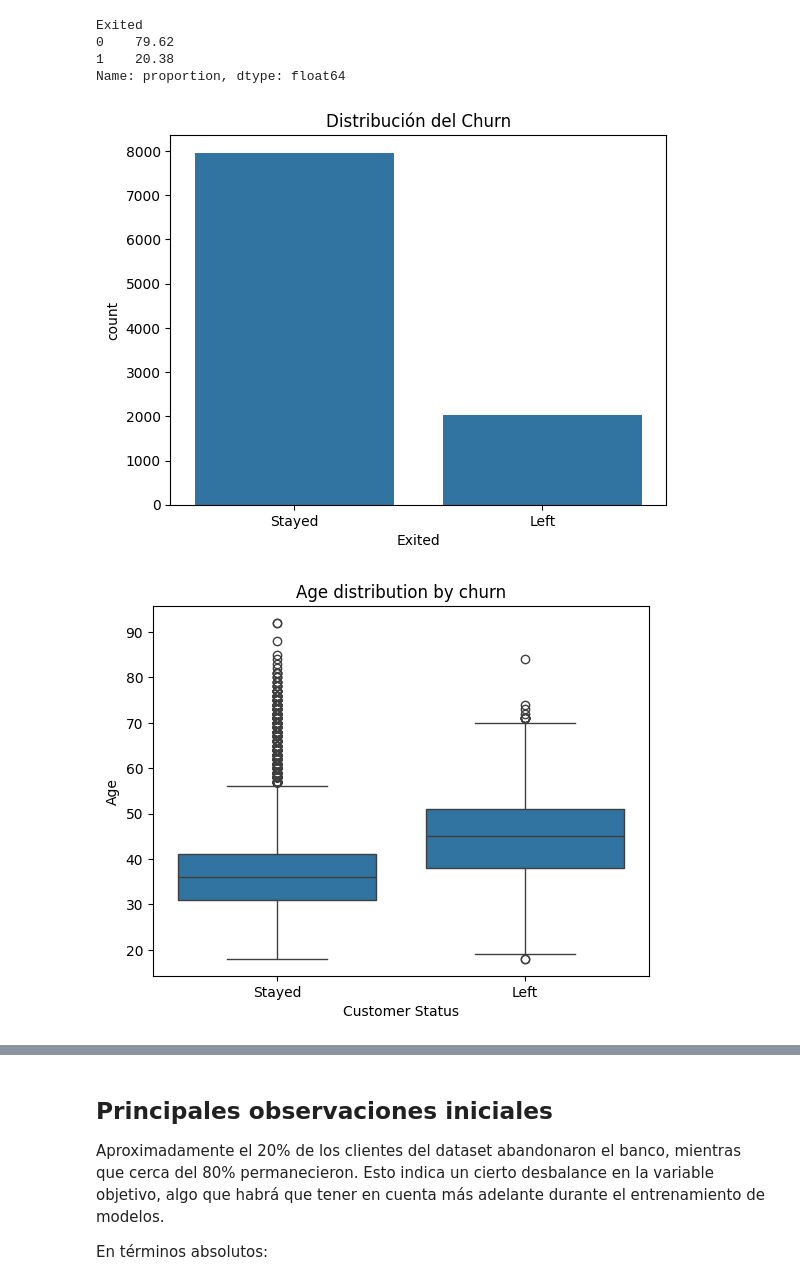
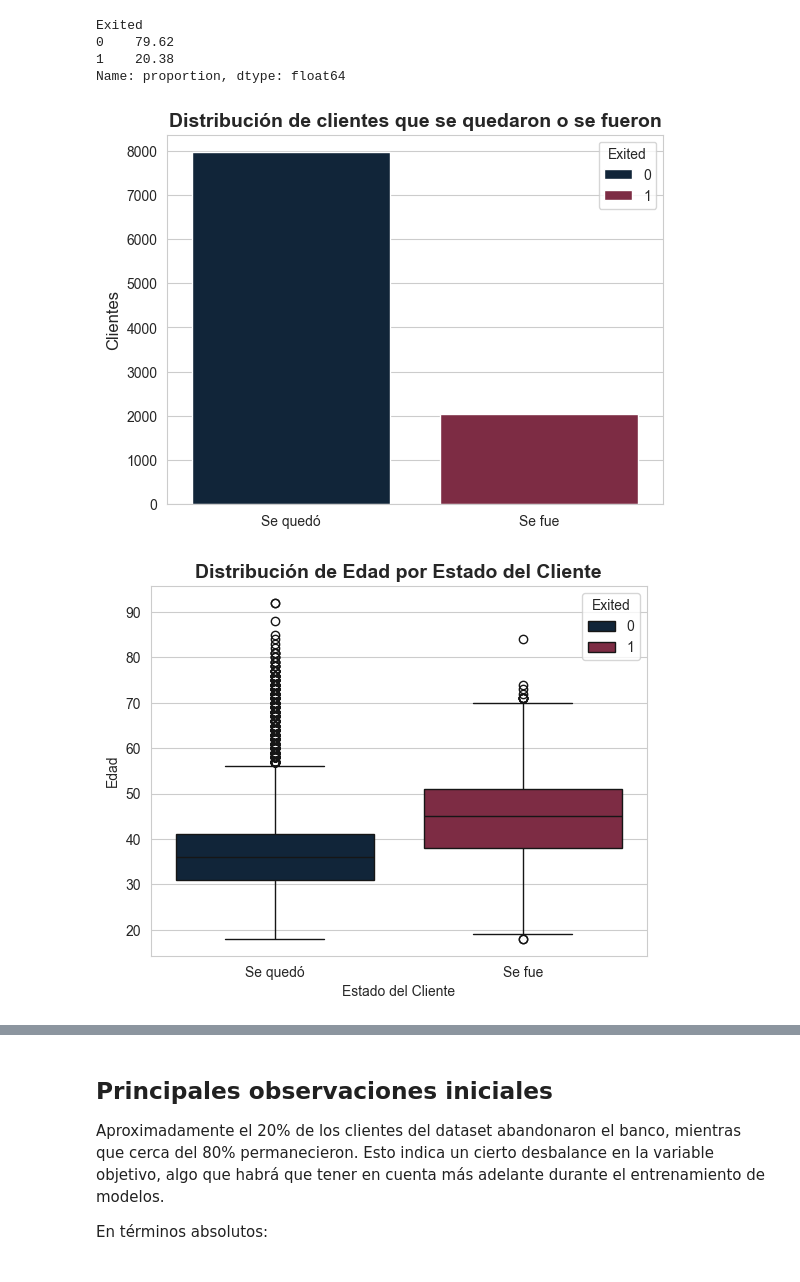
Before and after one commit to AlvaroMF02/Proyecto-Master-DataScience-Evolve-AlvaroMartinez, a Jupyter notebook: notebooks/01_eda.ipynb, the cells around one changed output, grey strips where cells are left out. Cells and saved outputs as stored; diff of their text form; code cells hidden in the pictures.

Commit message:
actualizado para hacer entrega del 21, pipeline funcional, nuevas visualizaciones y mas comentarios

```diff
--- a/notebooks/01_eda.ipynb
+++ b/notebooks/01_eda.ipynb
@@ -3,6 +3,11 @@ import pandas as pd
 import numpy as np
 import matplotlib.pyplot as plt
 import seaborn as sns
+# %%
+# Colores que usaré
+BANK_BLUE = "#0A2540"
+BANK_RED = "#8B1E3F"
+sns.set_style("whitegrid")
 # %% [markdown]
 ## Vistazo a los datos
 # %%
@@ -150,32 +155,54 @@ Exited
 Name: proportion, dtype: float64
 # %%
 # ver los usuarios que se fueron o quedaron
-sns.countplot(data=df, x="Exited")
+sns.countplot(
+    data=df,
+    x="Exited",
+    hue="Exited",
+    palette=[BANK_BLUE, BANK_RED])
+
 plt.xticks(
     [0, 1],
-    ["Stayed", "Left"]
+    ["Se quedó", "Se fue"]
 )
-plt.title("Distribución del Churn")
+plt.title("Distribución de clientes que se quedaron o se fueron", fontsize=14, fontweight="bold")
+plt.xlabel("")
+plt.ylabel("Clientes", fontsize=12)
+
+plt.savefig(
+    "../reports/Churn_Customers.png",
+    dpi=300,
+    bbox_inches="tight"
+)
+
 plt.show()
 # %% [output]
-[figure, old version]
+[figure, new version]
 # %%
 # distribuión de edades por churn
 sns.boxplot(
     data=df,
     x="Exited",
-    y="Age"
+    y="Age",
+    hue="Exited",
+    palette=[BANK_BLUE, BANK_RED]
 )
 plt.xticks(
     [0, 1],
-    ["Stayed", "Left"]
+    ["Se quedó", "Se fue"]
 )
-plt.xlabel("Customer Status")
-plt.ylabel("Age")
+plt.xlabel("Estado del Cliente")
+plt.ylabel("Edad")
 
-plt.title("Age distribution by churn")
+plt.title("Distribución de Edad por Estado del Cliente", fontsize=14, fontweight="bold")
+
+plt.savefig(
+    "../reports/Edad_Distribucion_Estado_Cliente.png",
+    dpi=300,
+    bbox_inches="tight"
+)
 
 plt.show()
 # %% [output]
-[figure, old version]
+[figure, new version]
 # %%
```
Also changed, not shown: parts of 9 cells of this notebook, 24 other files.
